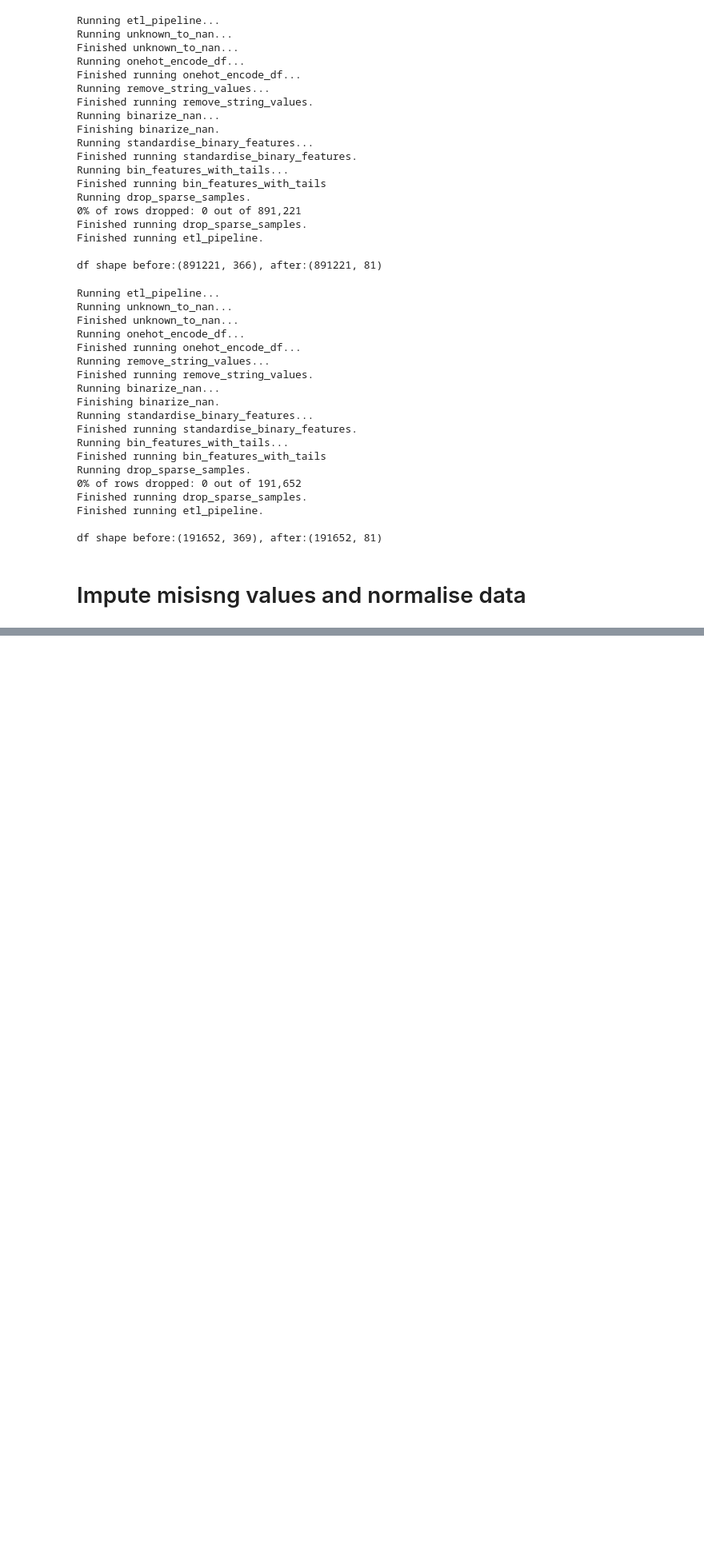
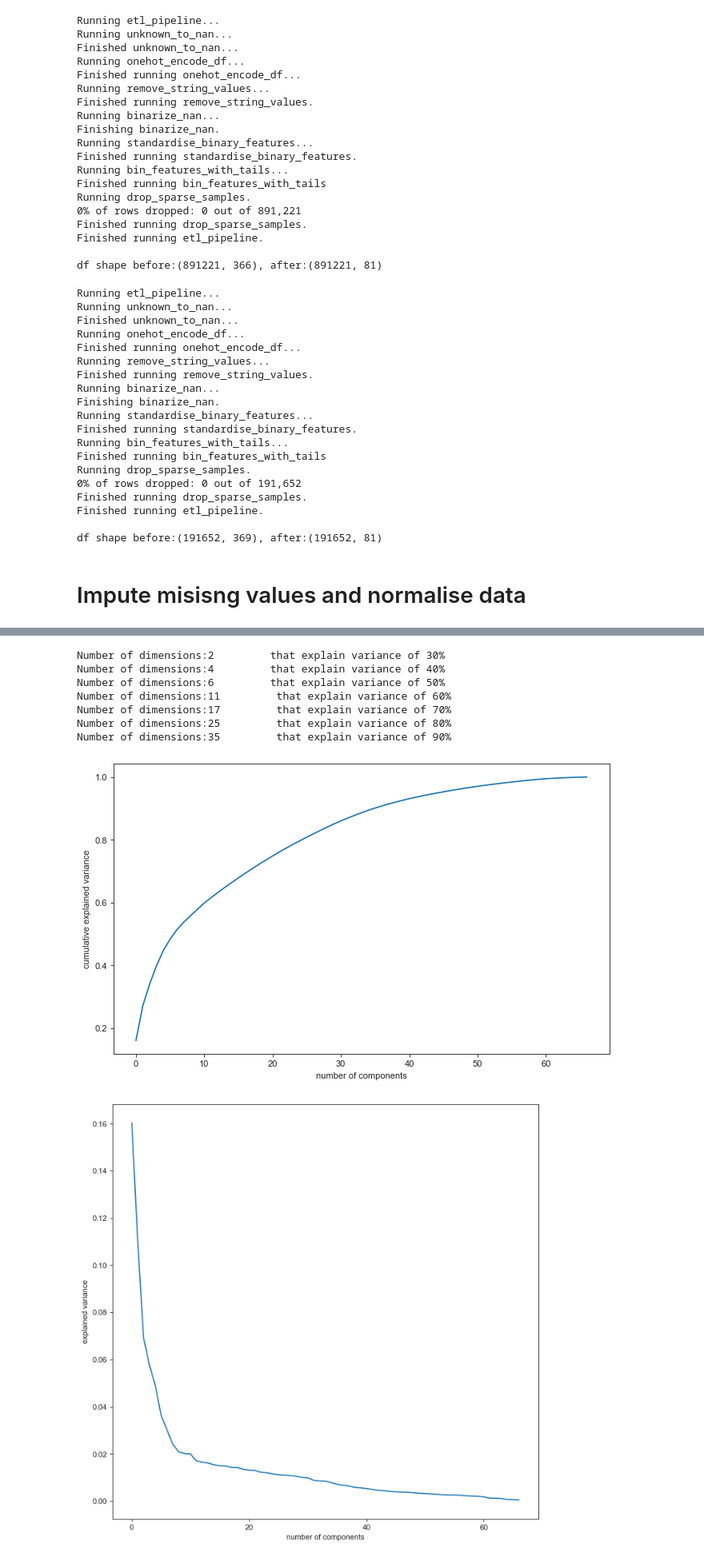
Before and after one commit to OliverFarren/arvato-udacity-customersegmentation, a Jupyter notebook: 1_customer_segmentation_report.ipynb, the cells around one changed output, grey strips where cells are left out. Shown at 80% size. Saved outputs shown, nothing was run; the diff lists cells and outputs as text; code cells hidden in the pictures; blank space fills up the shorter version.

```diff
--- a/1_customer_segmentation_report.ipynb
+++ b/1_customer_segmentation_report.ipynb
@@ -393,0 +719,7 @@ df shape before:(191652, 369), after:(191652, 81)
+# %%
+azdias = pd.read_csv('./Udacity_AZDIAS_052018.csv', sep=';')
+# %%
+azdias_clean = clean_df.etl_pipeline(azdias,cols_keep=cols_keep_feature_selected)
+customers_clean = clean_df.etl_pipeline(customers,cols_keep=cols_keep_feature_selected)
+# %%
+azdias_clean = impute(azdias_clean)
@@ -393,0 +729,2 @@ df shape before:(191652, 369), after:(191652, 81)
+# %%
+azdias_clean = scale(azdias_clean)
@@ -393,0 +734,12 @@ df shape before:(191652, 369), after:(191652, 81)
+# %%
+pca_eval(azdias_clean)
+# %% [output]
+Number of dimensions:2         that explain variance of 30%
+Number of dimensions:4         that explain variance of 40%
+Number of dimensions:6         that explain variance of 50%
+Number of dimensions:11         that explain variance of 60%
+Number of dimensions:17         that explain variance of 70%
+Number of dimensions:25         that explain variance of 80%
+Number of dimensions:35         that explain variance of 90%
+[figure, added]
+[figure, added]
```
Also changed, not shown: parts of 56 cells of this notebook, 2 other files.
